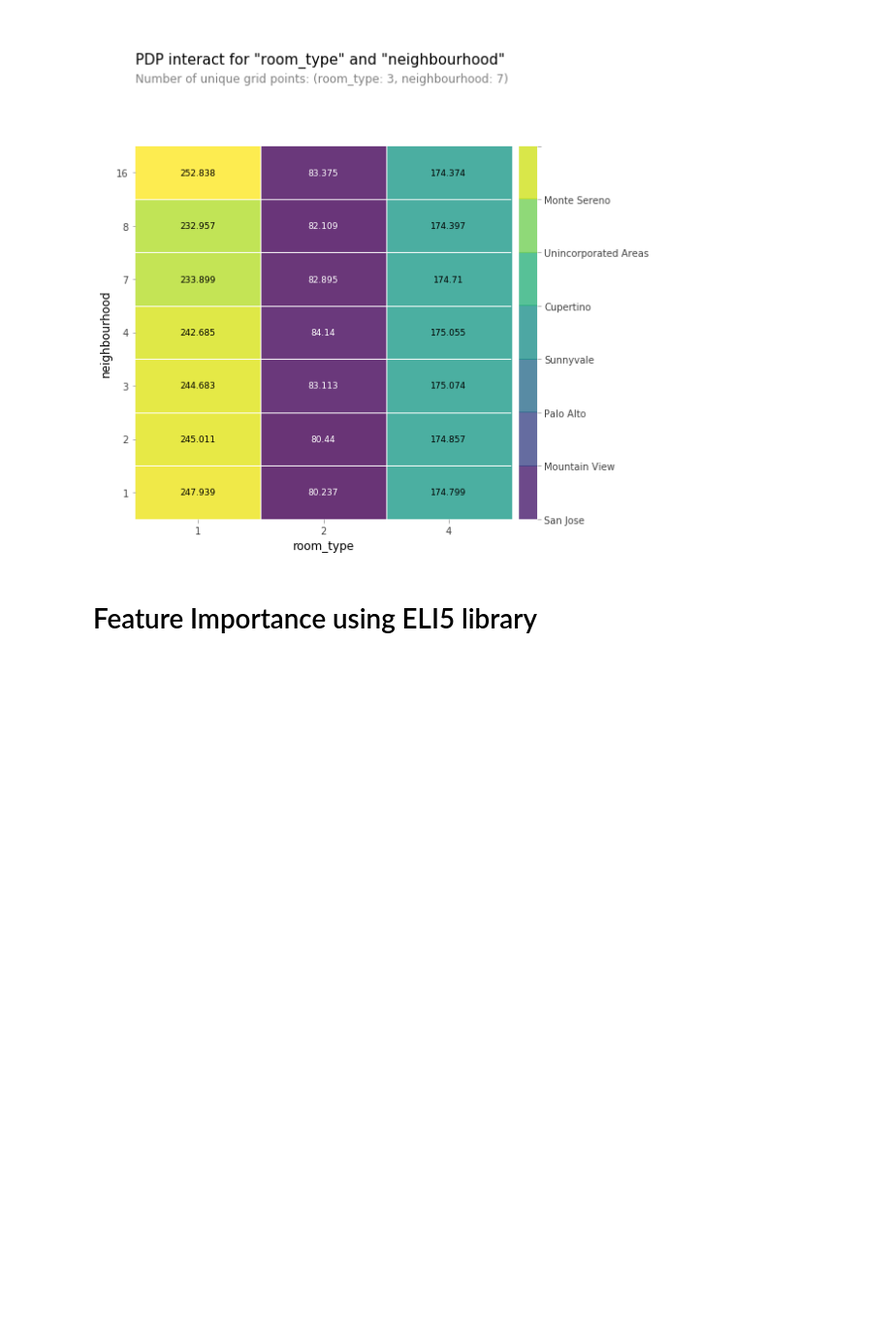
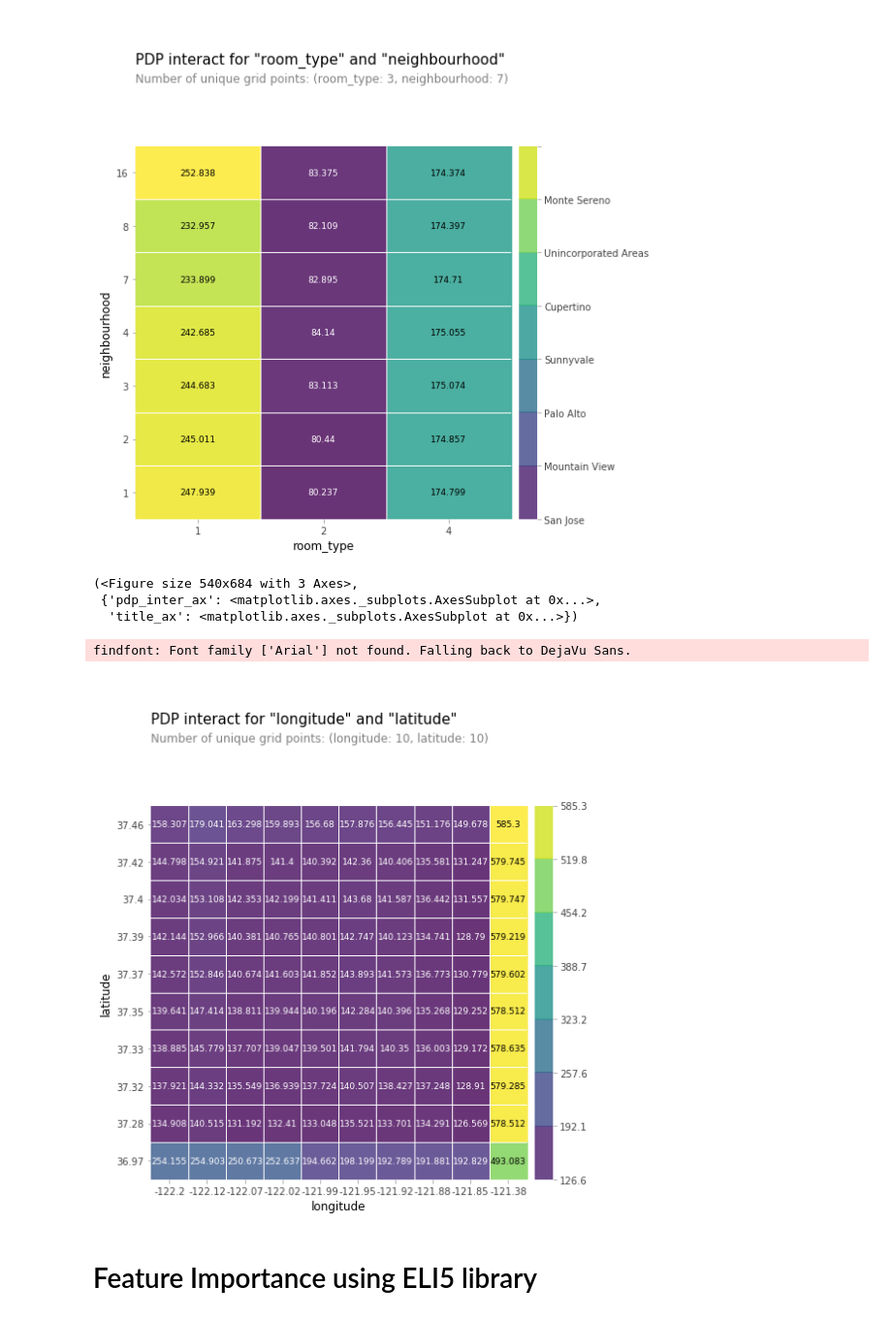
Before and after one commit to nikibhatt/DS-Unit-2-Applied-Modeling, a Jupyter notebook: NB_project2_Final.ipynb, the cells around one changed output. Shown at 97% size. Drawn from its saved outputs; the diff is of its cells as text; code cells hidden in the pictures; blank space fills up the shorter version.

```diff
--- a/NB_project2_Final.ipynb
+++ b/NB_project2_Final.ipynb
@@ -499,6 +551,31 @@ plt.yticks([1, 2, 3, 4, 5, 10, 16], ['San Jose', 'Mountain View', 'Palo Alto', '
 (None, <a list of 7 Text yticklabel objects>)
 findfont: Font family ['Arial'] not found. Falling back to DejaVu Sans.
 [figure]
+# %%
+features = ['longitude', 'latitude']
+
+from pdpbox.pdp import pdp_interact_plot, pdp_interact
+
+interaction = pdp_interact(
+    model=model,
+    dataset=X_encoded,
+    model_features=X_encoded.columns,
+    features=features
+)
+
+pdp_interact_plot(interaction, plot_type='grid', feature_names=features)
+#plt.xticks([1, 2, 3, 4], ['Hotel room', 'Entire home/apt', 'Private room', 'Shared room'])
+
+# Manually change the xticks labels
+
+
+#plt.yticks([1, 2, 3, 4, 5, 10, 16], ['San Jose', 'Mountain View', 'Palo Alto', 'Sunnyvale', 'Cupertino', 'Unincorporated Areas', 'Monte Sereno'])
+# %% [output]
+(<Figure size 540x684 with 3 Axes>,
+ {'pdp_inter_ax': <matplotlib.axes._subplots.AxesSubplot at 0x...>,
+  'title_ax': <matplotlib.axes._subplots.AxesSubplot at 0x...>})
+findfont: Font family ['Arial'] not found. Falling back to DejaVu Sans.
+[figure, added]
 # %% [markdown]
 # Feature Importance using ELI5 library
 # %%
```
Also changed, not shown: parts of 16 cells of this notebook.
